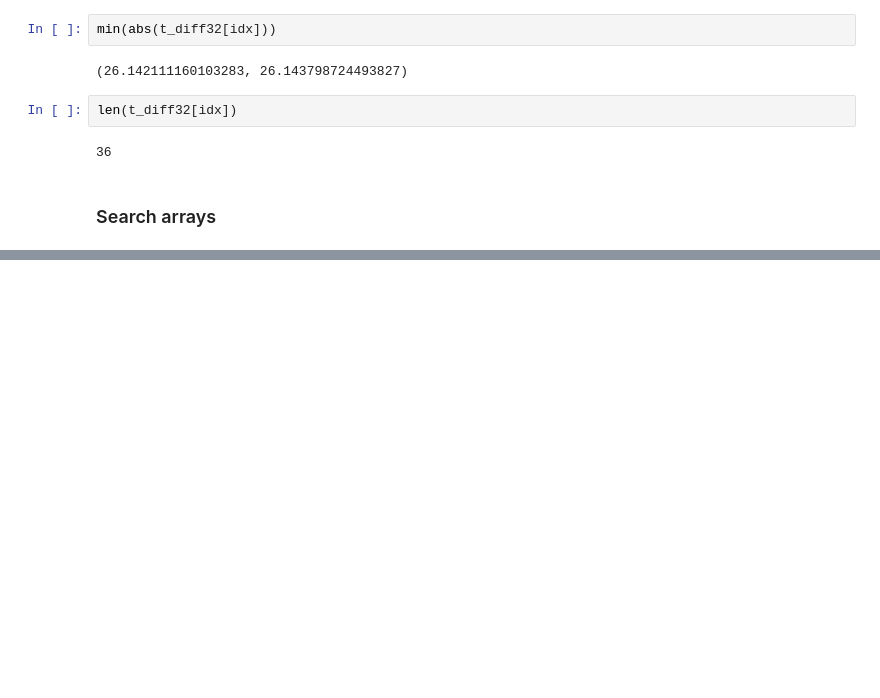
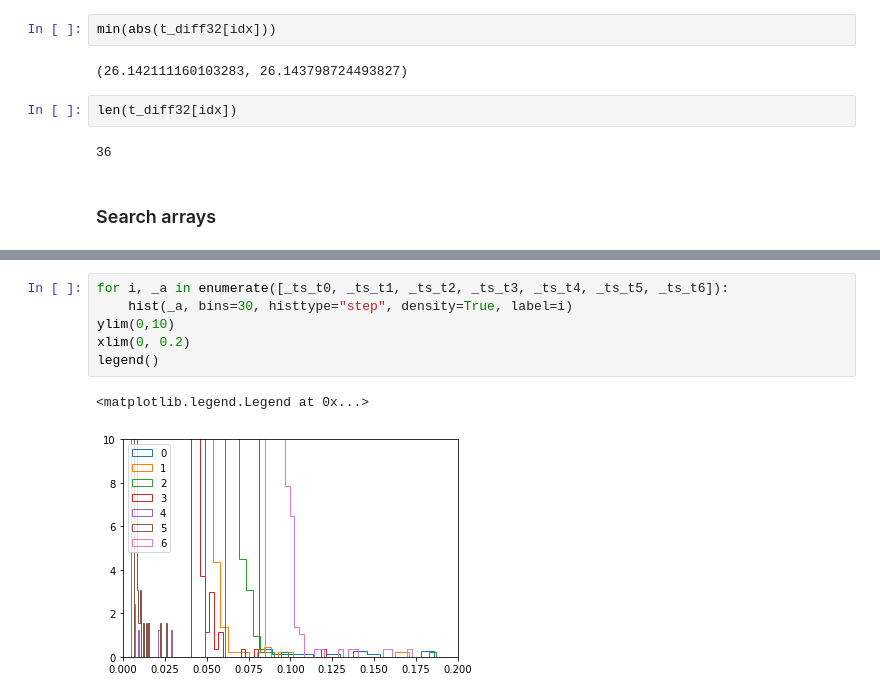
Before and after one commit to millsjc/pycbc, a Jupyter notebook: test_hm/playground/dt_lookup.ipynb, the cells around one changed output, grey strips where cells are left out. Cells and saved outputs as stored; diff of their text form; blank space fills up the shorter version.

```diff
--- a/test_hm/playground/dt_lookup.ipynb
+++ b/test_hm/playground/dt_lookup.ipynb
@@ -153,0 +362,9 @@ len(t_diff32[idx])
+# %%
+for i, _a in enumerate([_ts_t0, _ts_t1, _ts_t2, _ts_t3, _ts_t4, _ts_t5, _ts_t6]):
+    hist(_a, bins=30, histtype="step", density=True, label=i)
+ylim(0,10)
+xlim(0, 0.2)
+legend()
+# %% [output]
+<matplotlib.legend.Legend at 0x...>
+[figure, added]
```
Also changed, not shown: parts of 97 cells of this notebook.
